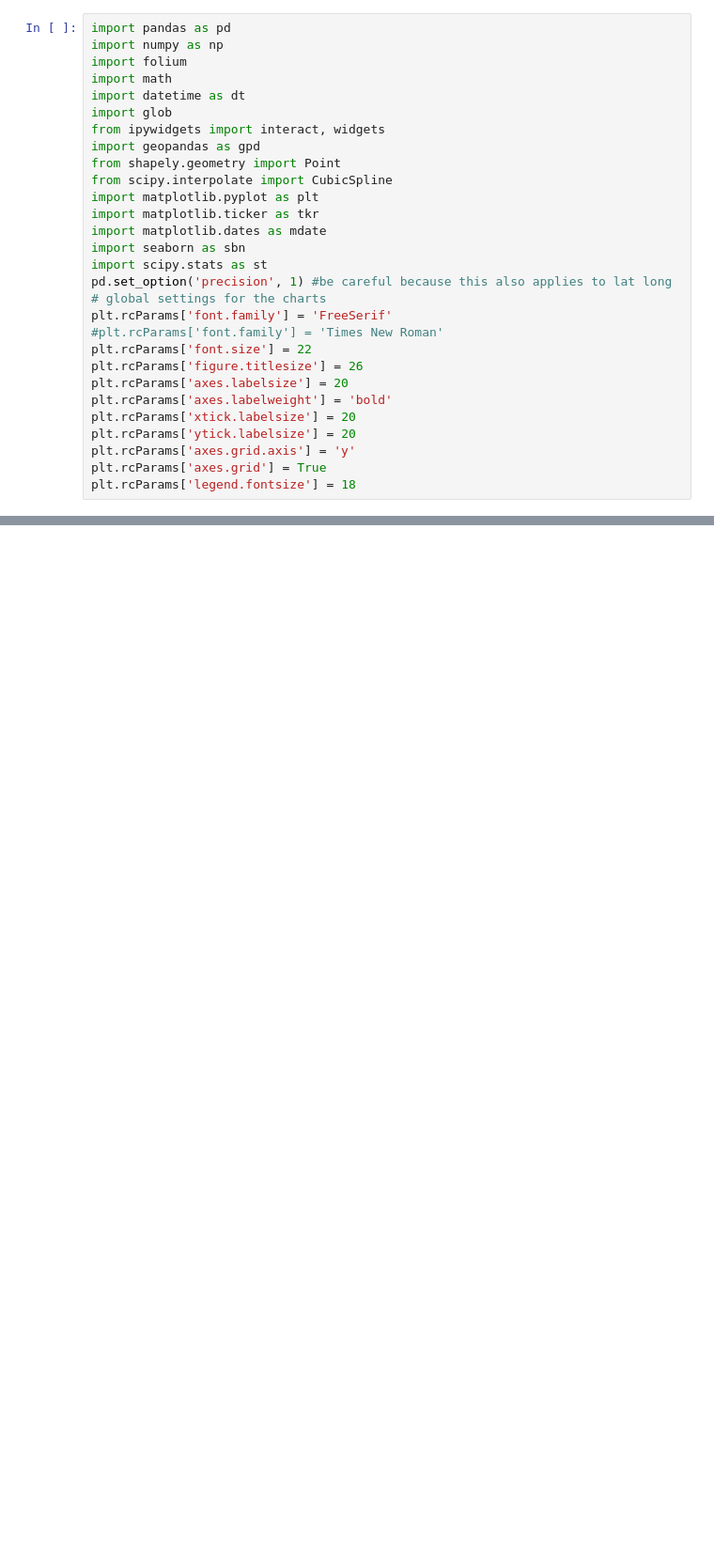
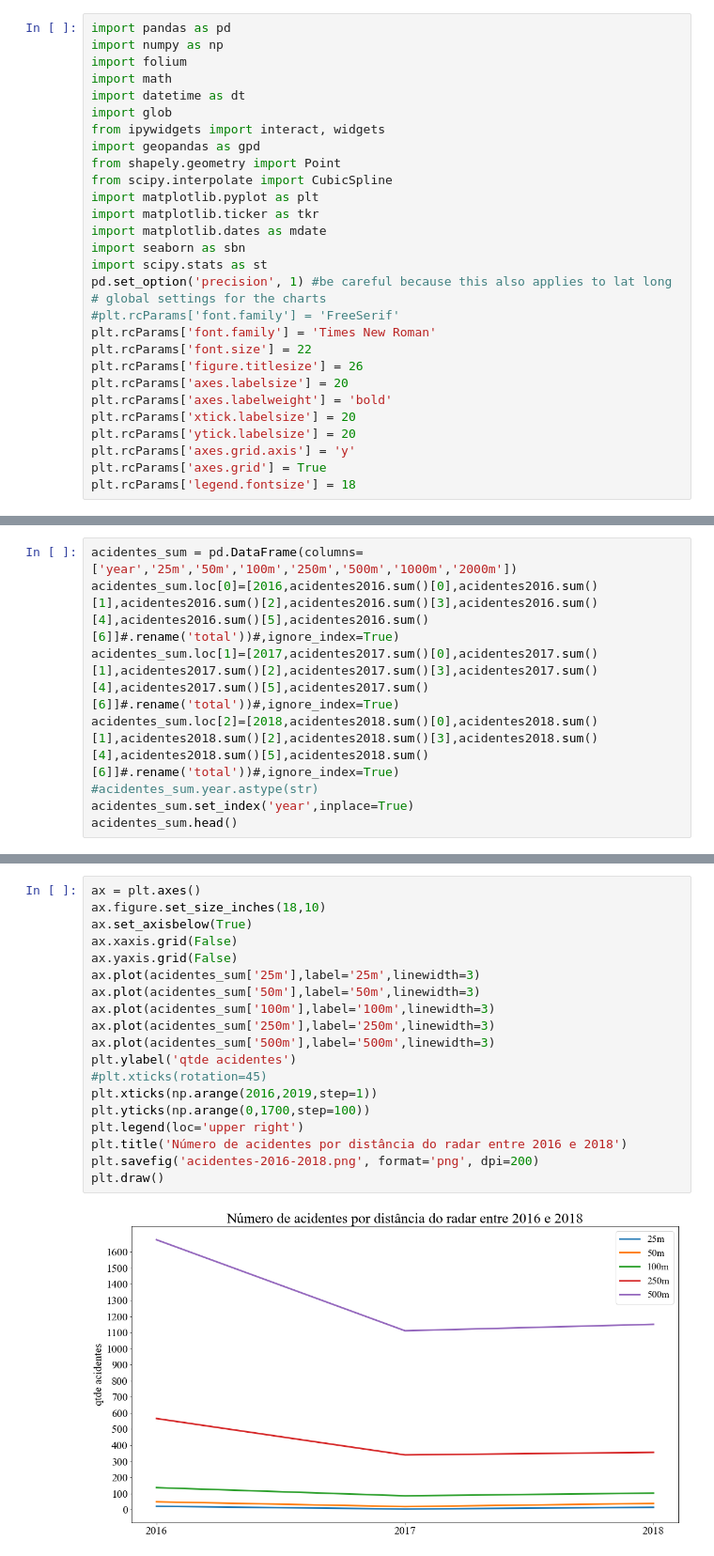
Before and after one commit to ezambomsantana/radartona, a Jupyter notebook: notebooks/radares-acidentes-charts.ipynb, the cells around one changed output, grey strips where cells are left out. Shown at 94% size. Saved outputs shown, nothing was run; the diff lists cells and outputs as text; blank space fills up the shorter version.

Commit message:
adding charts

```diff
--- a/notebooks/radares-acidentes-charts.ipynb
+++ b/notebooks/radares-acidentes-charts.ipynb
@@ -16,8 +16,8 @@ import seaborn as sbn
 import scipy.stats as st
 pd.set_option('precision', 1) #be careful because this also applies to lat long
 # global settings for the charts
-plt.rcParams['font.family'] = 'FreeSerif'
-#plt.rcParams['font.family'] = 'Times New Roman'
+#plt.rcParams['font.family'] = 'FreeSerif'
+plt.rcParams['font.family'] = 'Times New Roman'
 plt.rcParams['font.size'] = 22
 plt.rcParams['figure.titlesize'] = 26
 plt.rcParams['axes.labelsize'] = 20
@@ -45,0 +86,8 @@ acidentes['n_acidentes50'].sum()
+# %%
+acidentes_sum = pd.DataFrame(columns=['year','25m','50m','100m','250m','500m','1000m','2000m'])
+acidentes_sum.loc[0]=[2016,acidentes2016.sum()[0],acidentes2016.sum()[1],acidentes2016.sum()[2],acidentes2016.sum()[3],acidentes2016.sum()[4],acidentes2016.sum()[5],acidentes2016.sum()[6]]#.rename('total'))#,ignore_index=True)
+acidentes_sum.loc[1]=[2017,acidentes2017.sum()[0],acidentes2017.sum()[1],acidentes2017.sum()[2],acidentes2017.sum()[3],acidentes2017.sum()[4],acidentes2017.sum()[5],acidentes2017.sum()[6]]#.rename('total'))#,ignore_index=True)
+acidentes_sum.loc[2]=[2018,acidentes2018.sum()[0],acidentes2018.sum()[1],acidentes2018.sum()[2],acidentes2018.sum()[3],acidentes2018.sum()[4],acidentes2018.sum()[5],acidentes2018.sum()[6]]#.rename('total'))#,ignore_index=True)
+#acidentes_sum.year.astype(str)
+acidentes_sum.set_index('year',inplace=True)
+acidentes_sum.head()
@@ -45,0 +100,21 @@ acidentes['n_acidentes50'].sum()
+# %%
+ax = plt.axes()
+ax.figure.set_size_inches(18,10)
+ax.set_axisbelow(True)
+ax.xaxis.grid(False)
+ax.yaxis.grid(False)
+ax.plot(acidentes_sum['25m'],label='25m',linewidth=3)
+ax.plot(acidentes_sum['50m'],label='50m',linewidth=3)
+ax.plot(acidentes_sum['100m'],label='100m',linewidth=3)
+ax.plot(acidentes_sum['250m'],label='250m',linewidth=3)
+ax.plot(acidentes_sum['500m'],label='500m',linewidth=3)
+plt.ylabel('qtde acidentes')
+#plt.xticks(rotation=45)
+plt.xticks(np.arange(2016,2019,step=1))
+plt.yticks(np.arange(0,1700,step=100))
+plt.legend(loc='upper right')
+plt.title('Número de acidentes por distância do radar entre 2016 e 2018')
+plt.savefig('acidentes-2016-2018.png', format='png', dpi=200)
+plt.draw()
+# %% [output]
+[figure, added]
```
Also changed, not shown: parts of 12 cells of this notebook, 7 other files.
